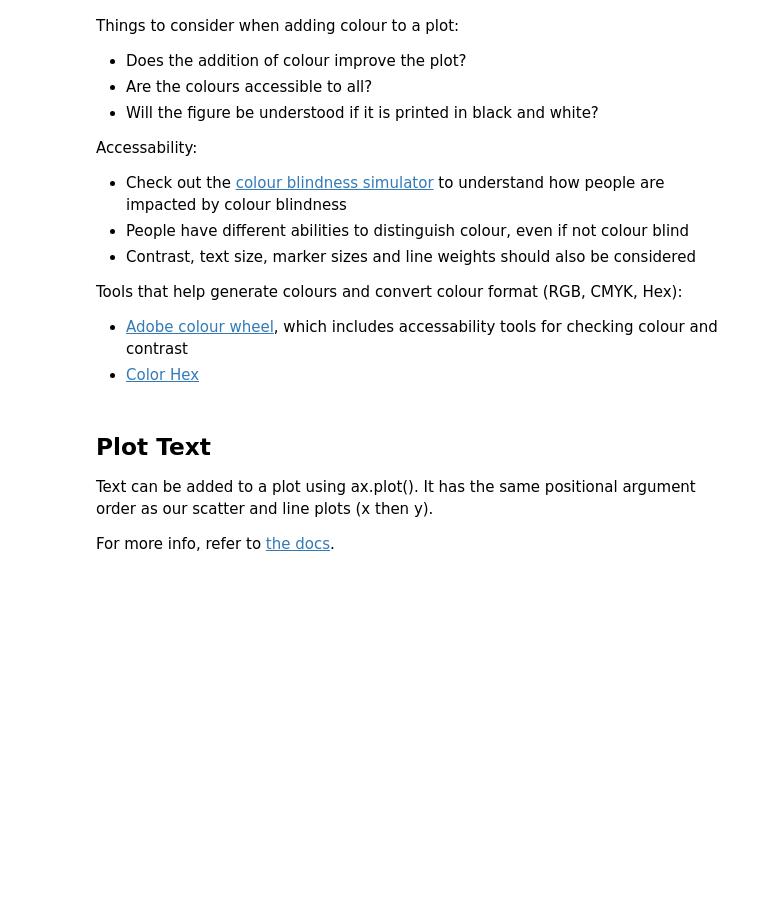
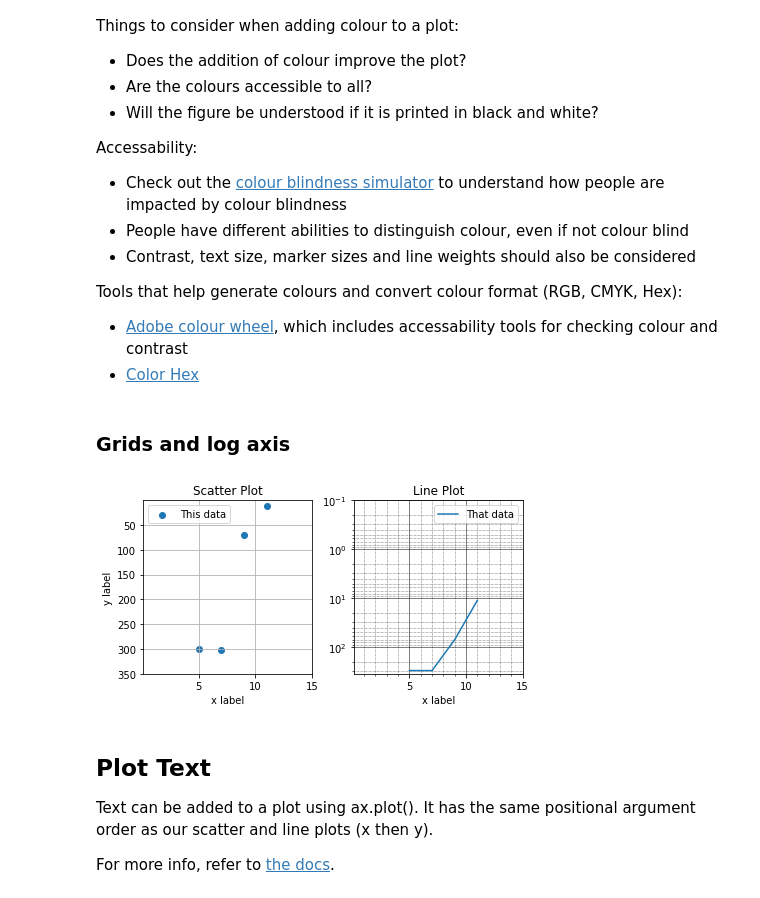
Before and after one commit to ICWallis/tutorial-publication-ready-figures, a Jupyter notebook: 1-formatting.ipynb, the cells around one changed output. Drawn from its saved outputs; the diff is of its cells as text; code cells hidden in the pictures; blank space fills up the shorter version.

Commit message:
Add complex grids

```diff
--- a/1-formatting.ipynb
+++ b/1-formatting.ipynb
@@ -209,6 +209,41 @@ Accessability:
 Tools that help generate colours and convert colour format (RGB, CMYK, Hex):
 - [Adobe colour wheel](https://color.adobe.com/create/color-wheel), which includes accessability tools for checking colour and contrast
 - [Color Hex](https://www.color-hex.com/)
+# %% [markdown]
+### Grids and log axis
+# %%
+x = [5, 7, 9, 11]
+y = [300, 301, 70, 11]
+
+fig, (ax0, ax1) = plt.subplots(1,2,figsize=(6,3))
+plt.tight_layout()
+
+ax0.scatter(x, y, label='This data')
+ax1.plot(x, y, label='That data')
+
+for ax in [ax0, ax1]:
+    ax.set_xlabel('x label')
+    ax.set_xlim(0.1,15)
+    ax.set_ylim(350, 0.1)
+    ax.legend(loc=0)
+
+ax0.set_ylabel('y label')
+
+# basic grid
+ax0.grid()
+
+# minor and major grid and tick marks
+ax1.minorticks_on()
+ax1.grid(which='major',color='k',linewidth=0.5)
+ax1.grid(which='minor', color='k', linestyle=':', linewidth=0.5)
+
+# apply log scale to y axis
+ax1.set_yscale('log')
+
+ax0.set_title('Scatter Plot')
+ax1.set_title('Line Plot');
+# %% [output]
+[figure, added]
 # %% [markdown]
 ## Plot Text
 
```
